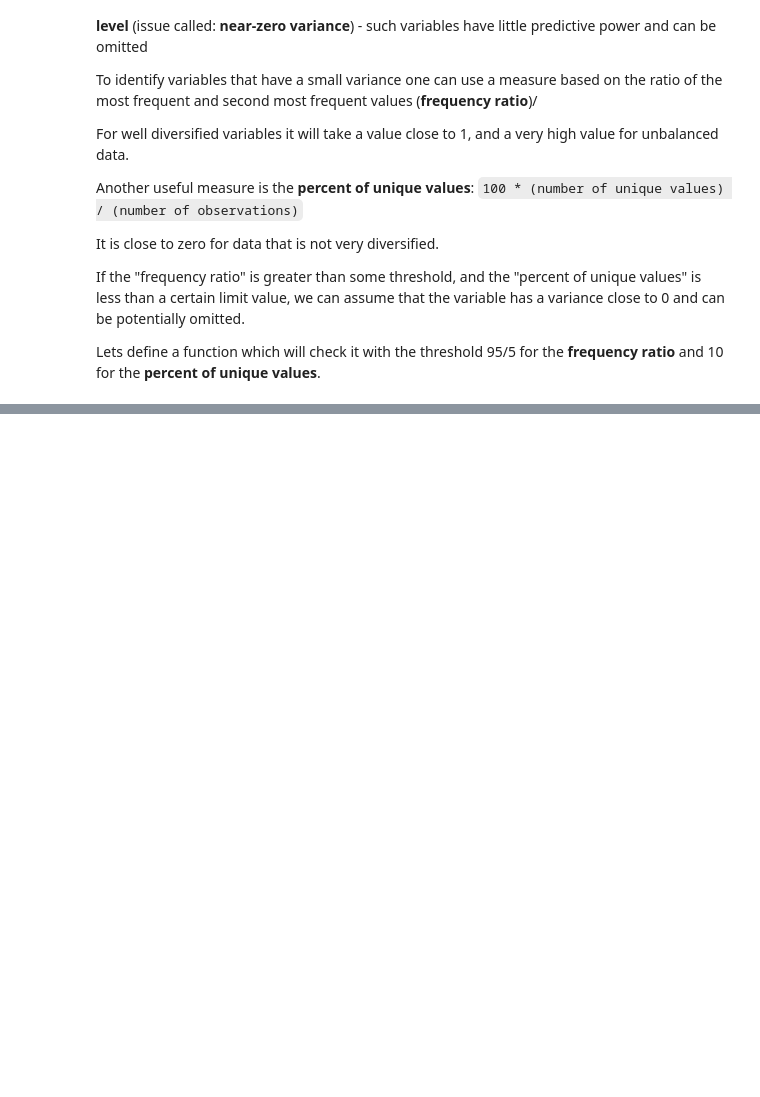
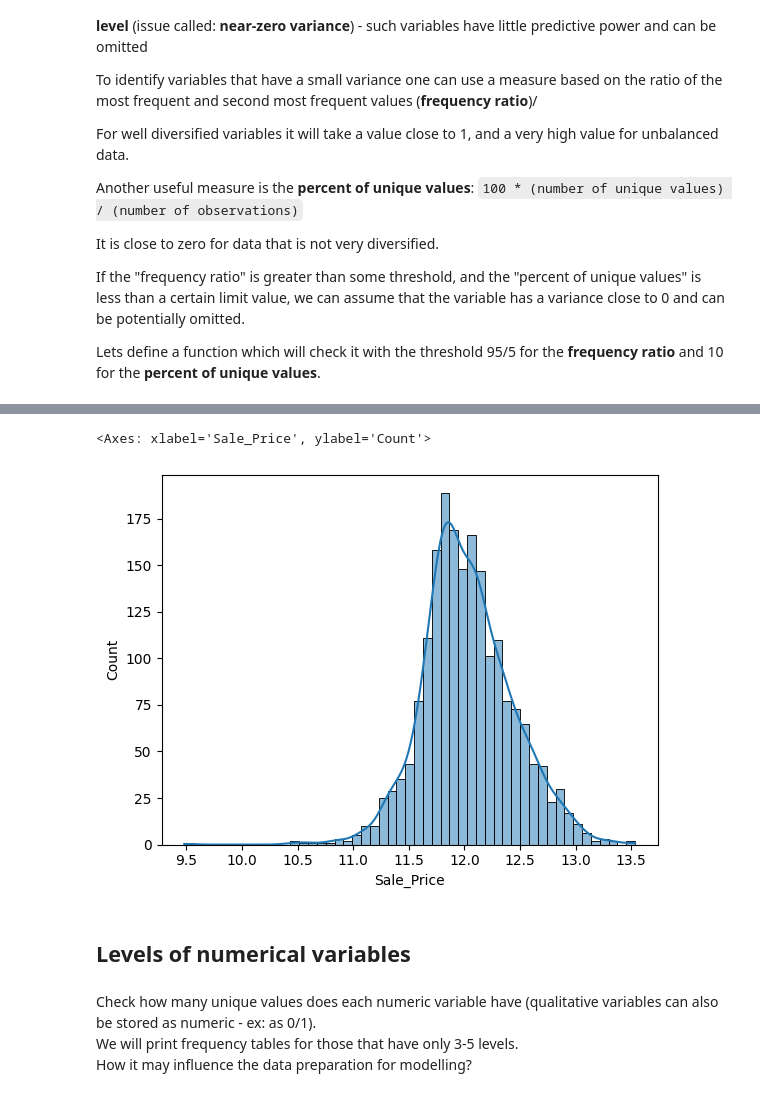
Before and after one commit to Mukhammadkodir27/Machine-Learning-Deep-Dive, a Jupyter notebook: Data-preparation/data-preparation.ipynb, the cells around one changed output, grey strips where cells are left out. Cells and saved outputs as stored; diff of their text form; code cells hidden in the pictures; blank space fills up the shorter version.

```diff
--- a/Data-preparation/data-preparation.ipynb
+++ b/Data-preparation/data-preparation.ipynb
@@ -228,0 +373,17 @@ Lets define a function which will check it with the threshold 95/5 for the **fre
+# %%
+# create a new object for the log-transformed Sale_Price
+# (we do not add a new column in the dataframe)
+Sale_Price_Log = np.log(houses_train['Sale_Price'] + 1)
+
+sns.histplot(Sale_Price_Log, kde=True)
+
+# much more "normal-distribution-like" - probably better for modelling
+# %% [output]
+<Axes: xlabel='Sale_Price', ylabel='Count'>
+[figure, added]
+# %% [markdown]
+## Levels of numerical variables
+# %% [markdown]
+Check how many unique values does each numeric variable have (qualitative variables can also be stored as numeric - ex: as 0/1).\
+We will print frequency tables for those that have only 3-5 levels.\
+How it may influence the data preparation for modelling?
```
Also changed, not shown: parts of 35 cells of this notebook, 2 other files.
